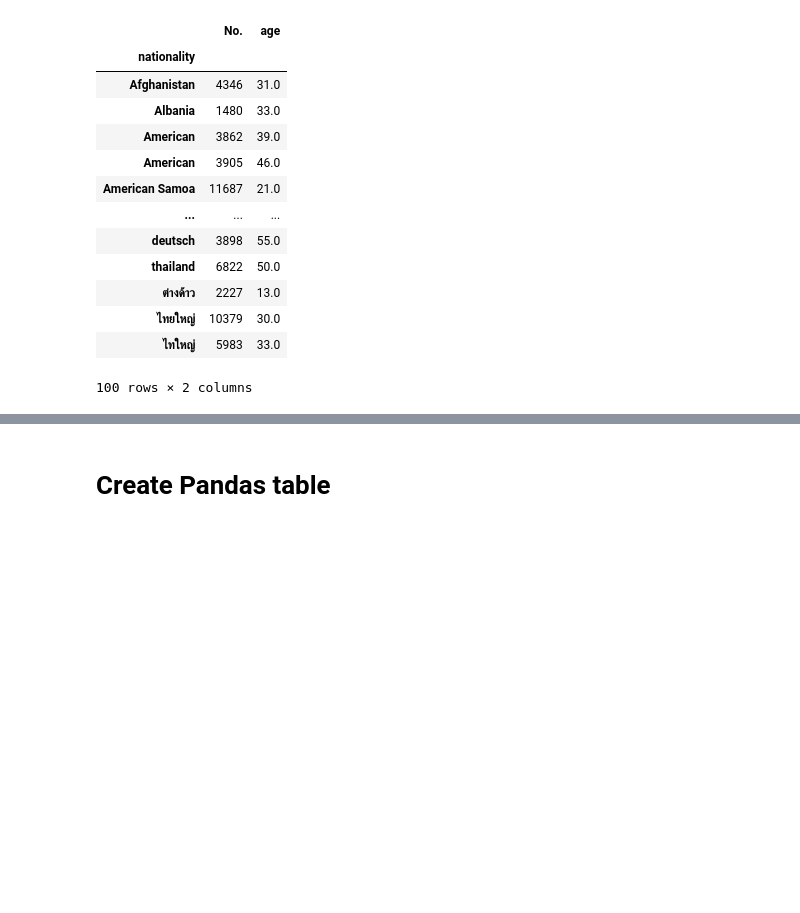
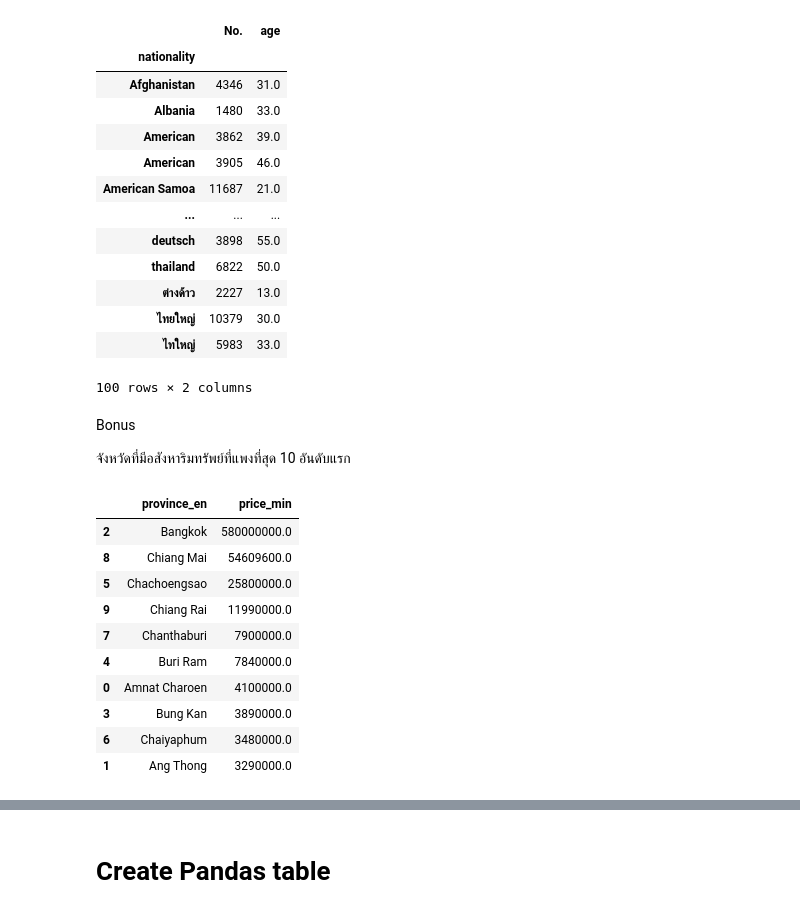
Before and after one commit to Ratchanontt/python_dataviz2023, a Jupyter notebook: Pandas102.ipynb, the cells around one changed output, grey strips where cells are left out. Drawn from its saved outputs; the diff is of its cells as text; code cells hidden in the pictures; blank space fills up the shorter version.

```diff
--- a/Pandas102.ipynb
+++ b/Pandas102.ipynb
@@ -379,3 +437,21 @@ data_df.groupby('nationality').min(' ') # ดูค่า min ของการ
 | ไทยใหญ่ | 10379 | 30.0 |
 | ไทใหญ่ | 5983 | 33.0 |
 100 rows × 2 columns
+# %% [markdown]
+Bonus
+
+จังหวัดที่มีอสังหาริมทรัพย์ที่แพงที่สุด 10 อันดับแรก
+# %%
+unit_df.groupby('province_en')['price_min'].max().reset_index().head(10).sort_values(by='price_min',ascending=False)
+# %% [output]
+|  | province_en | price_min |
+| 2 | Bangkok | 580000000.0 |
+| 8 | Chiang Mai | 54609600.0 |
+| 5 | Chachoengsao | 25800000.0 |
+| 9 | Chiang Rai | 11990000.0 |
+| 7 | Chanthaburi | 7900000.0 |
+| 4 | Buri Ram | 7840000.0 |
+| 0 | Amnat Charoen | 4100000.0 |
+| 3 | Bung Kan | 3890000.0 |
+| 6 | Chaiyaphum | 3480000.0 |
+| 1 | Ang Thong | 3290000.0 |
```
Also changed, not shown: parts of 22 cells of this notebook.
